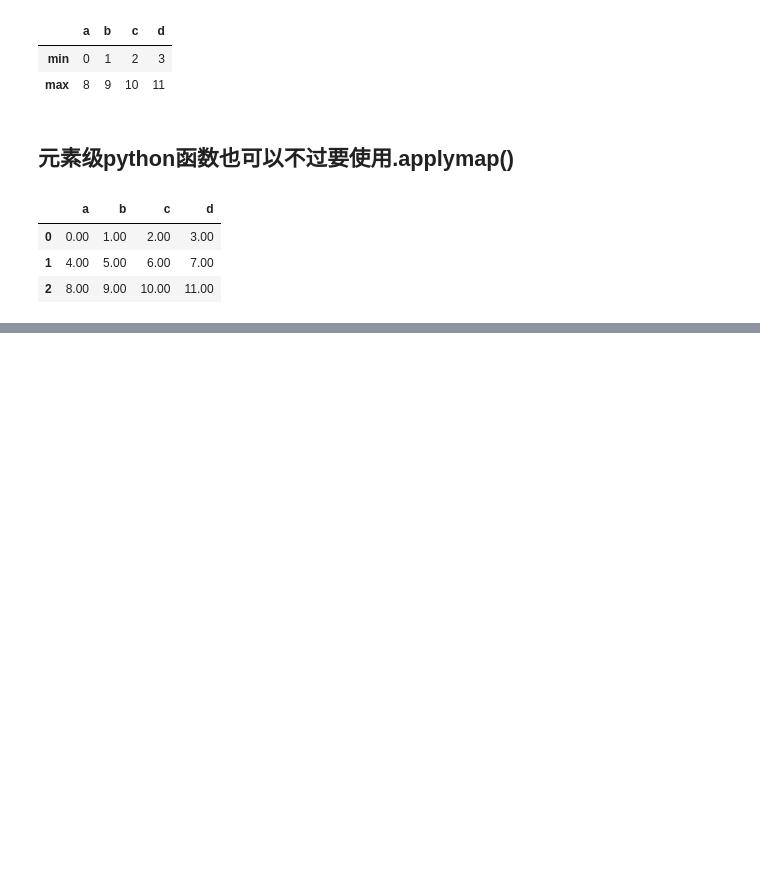
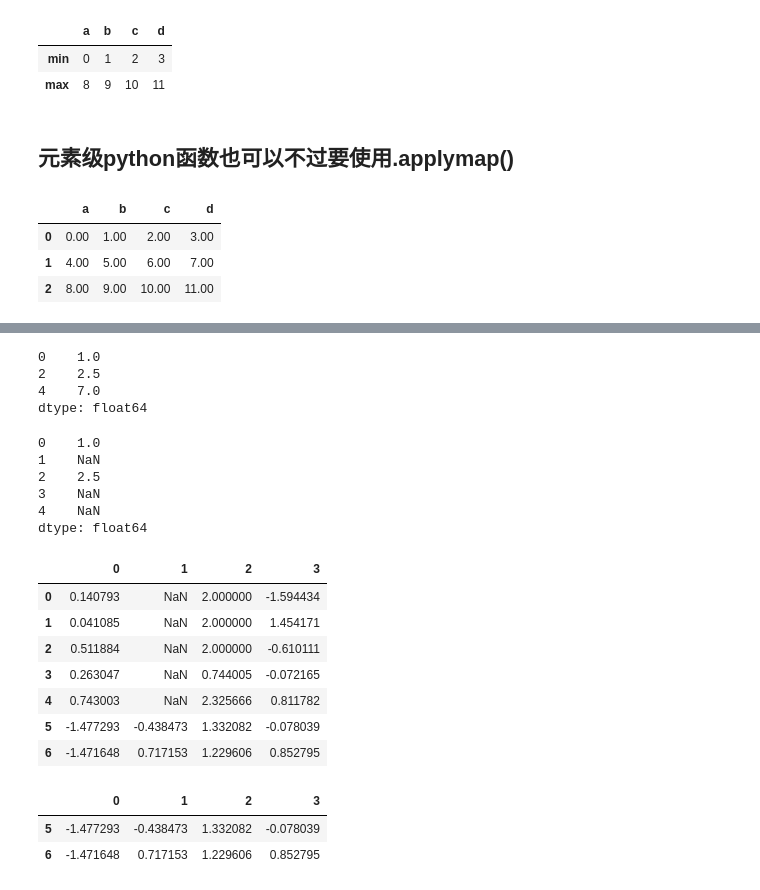
Before and after one commit to konglhui/notebook, a Jupyter notebook: datapython/chapter5/pandas.ipynb, the cells around one changed output, grey strips where cells are left out. Saved outputs shown, nothing was run; the diff lists cells and outputs as text; code cells hidden in the pictures; blank space fills up the shorter version.

```diff
--- a/datapython/chapter5/pandas.ipynb
+++ b/datapython/chapter5/pandas.ipynb
@@ -347,0 +478,7 @@ df1.applymap(f)
+# %%
+data.dropna()
+# %% [output]
+0    1.0
+2    2.5
+4    7.0
+dtype: float64
@@ -347,0 +487,30 @@ df1.applymap(f)
+# %%
+data
+# %% [output]
+0    1.0
+1    NaN
+2    2.5
+3    NaN
+4    NaN
+dtype: float64
+# %%
+df = DataFrame(np.random.randn(7,4))
+# %%
+df.ix[:4,1] = NA;df.ix[:2,2] = 2
+# %%
+df
+# %% [output]
+|  | 0 | 1 | 2 | 3 |
+| 0 | 0.140793 | NaN | 2.000000 | -1.594434 |
+| 1 | 0.041085 | NaN | 2.000000 | 1.454171 |
+| 2 | 0.511884 | NaN | 2.000000 | -0.610111 |
+| 3 | 0.263047 | NaN | 0.744005 | -0.072165 |
+| 4 | 0.743003 | NaN | 2.325666 | 0.811782 |
+| 5 | -1.477293 | -0.438473 | 1.332082 | -0.078039 |
+| 6 | -1.471648 | 0.717153 | 1.229606 | 0.852795 |
+# %%
+df.dropna()
+# %% [output]
+|  | 0 | 1 | 2 | 3 |
+| 5 | -1.477293 | -0.438473 | 1.332082 | -0.078039 |
+| 6 | -1.471648 | 0.717153 | 1.229606 | 0.852795 |
```
Also changed, not shown: parts of 51 cells of this notebook.
